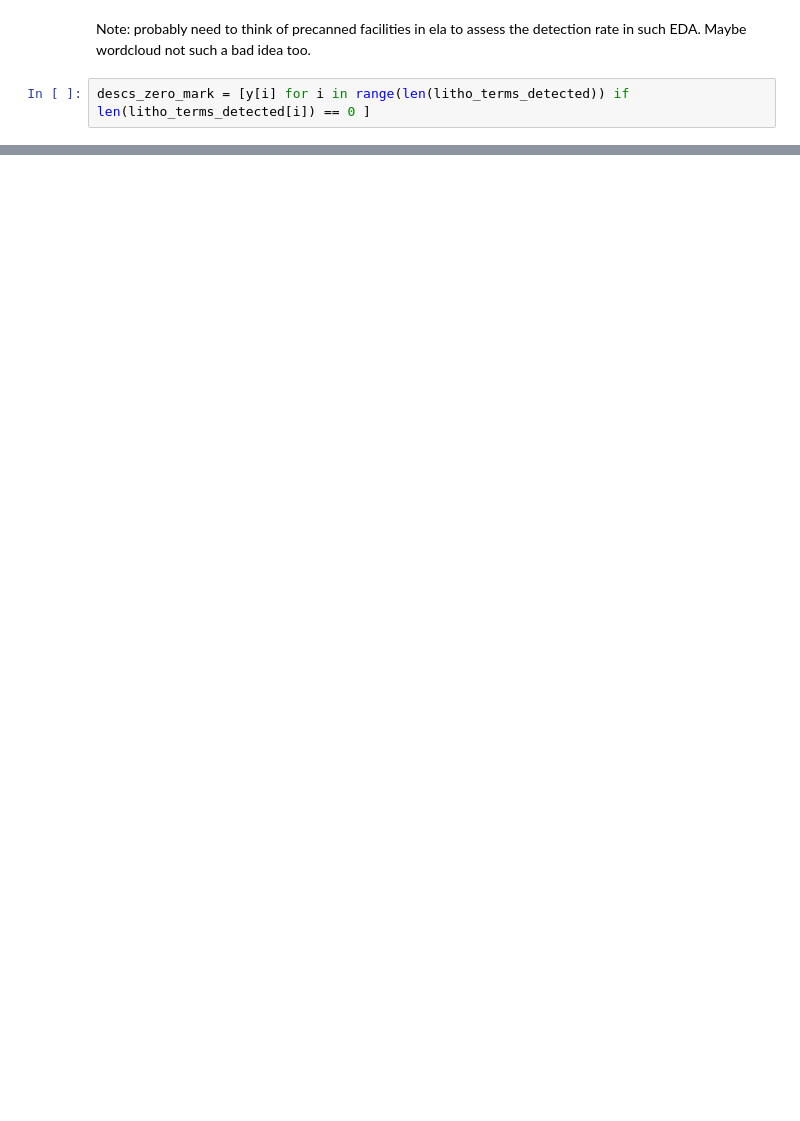
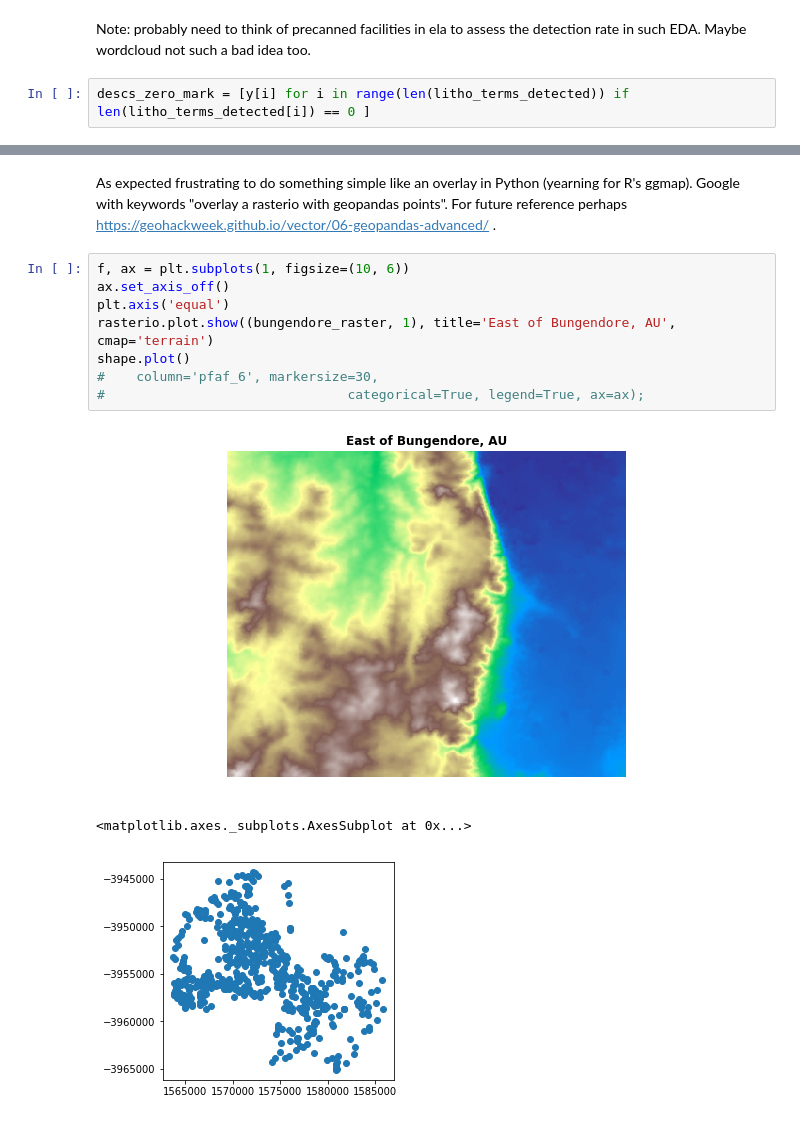
Before and after one commit to csiro-hydrogeology/pyela, a Jupyter notebook: docs/tutorials/getting_started.ipynb, the cells around one changed output, grey strips where cells are left out. Cells and saved outputs as stored; diff of their text form; blank space fills up the shorter version.

```diff
--- a/docs/tutorials/getting_started.ipynb
+++ b/docs/tutorials/getting_started.ipynb
@@ -135,0 +360,15 @@ descs_zero_mark[1:50]
+# %% [markdown]
+As expected frustrating to do something simple like an overlay in Python (yearning for R's ggmap). Google with keywords "overlay a rasterio with geopandas points".
+For future reference perhaps https://geohackweek.github.io/vector/06-geopandas-advanced/  .
+# %%
+f, ax = plt.subplots(1, figsize=(10, 6))
+ax.set_axis_off()
+plt.axis('equal')
+rasterio.plot.show((bungendore_raster, 1), title='East of Bungendore, AU', cmap='terrain')
+shape.plot()
+#    column='pfaf_6', markersize=30,
+#                               categorical=True, legend=True, ax=ax);
+# %% [output]
+[figure, added]
+<matplotlib.axes._subplots.AxesSubplot at 0x...>
+[figure, added]
```
Also changed, not shown: parts of 65 cells of this notebook, 1 other file.
